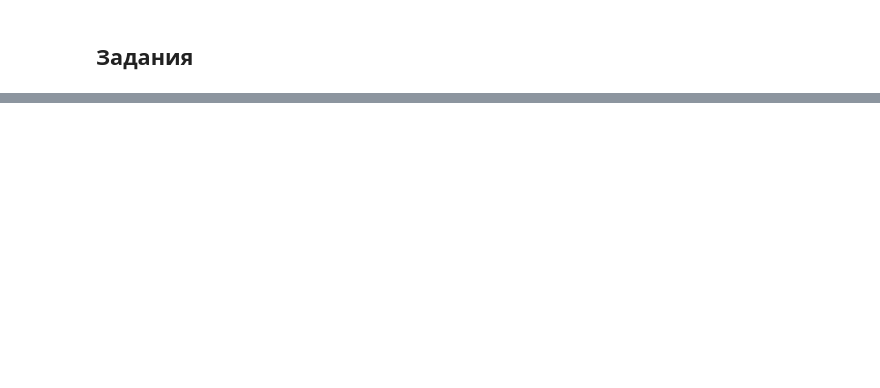
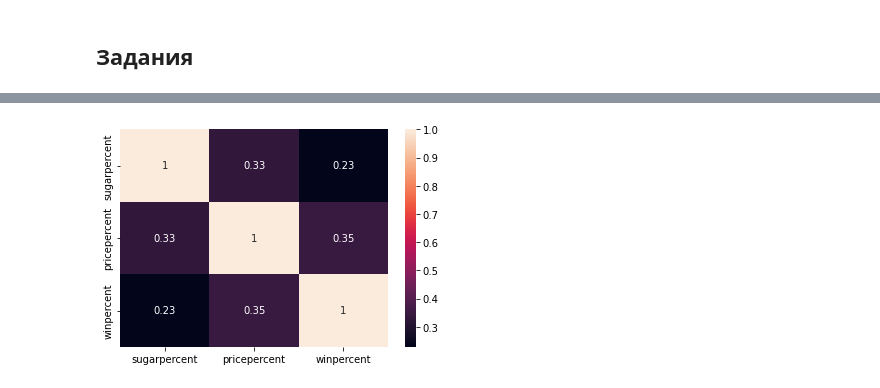
Before and after one commit to koryagin2006/HSE_Statistics_for_data_analysis, a Jupyter notebook: home_works/hw_10.ipynb, the cells around one changed output, grey strips where cells are left out. Cells and saved outputs as stored; diff of their text form; code cells hidden in the pictures; blank space fills up the shorter version.

```diff
--- a/home_works/hw_10.ipynb
+++ b/home_works/hw_10.ipynb
@@ -106,3 +109,5 @@ df
 # %%
-X = df.loc[df['state'] == 'South Dakota', 'log_pop']
-Y = df.loc[df['state'] == 'Wyoming', 'log_pop']
+sns.heatmap(data=df.loc[:, ['sugarpercent', 'pricepercent', 'winpercent']].corr(),
+            annot=True);
+# %% [output]
+[figure, added]
```
Also changed, not shown: parts of 34 cells of this notebook.
